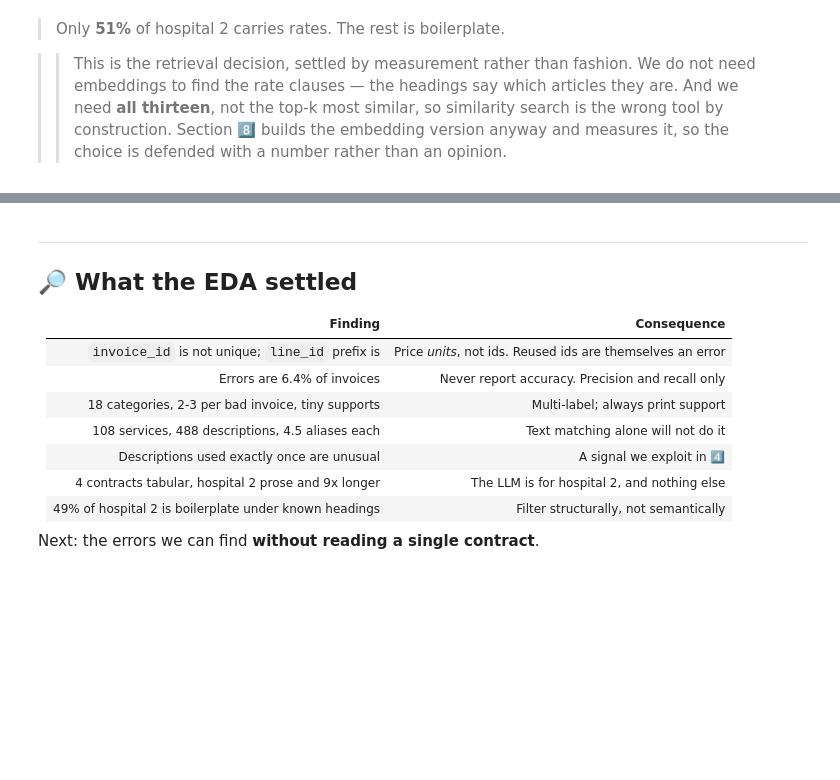
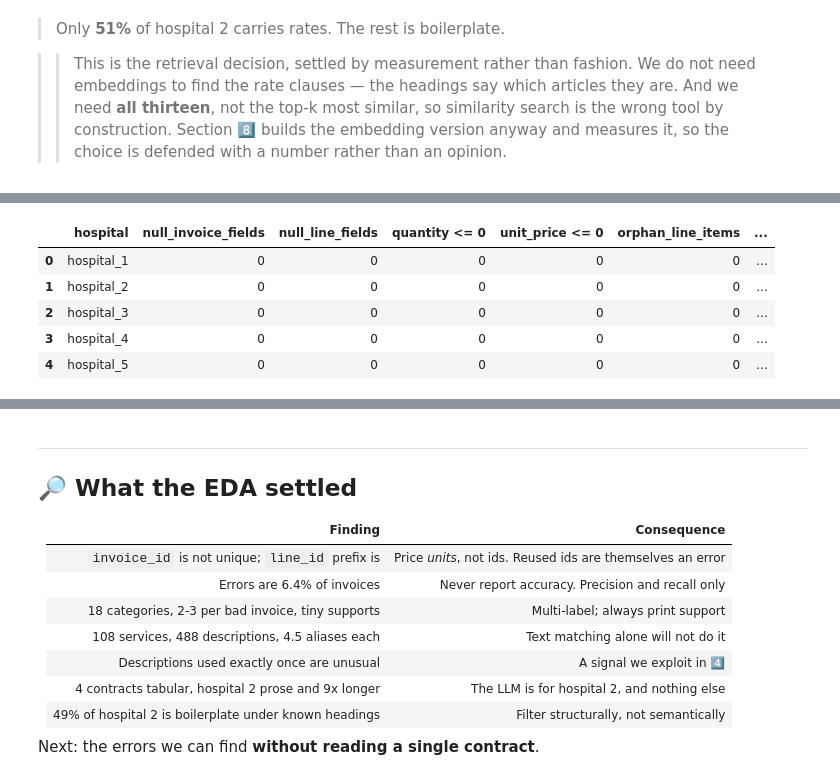
Before and after one commit to nxull9/invoice-audit, a Jupyter notebook: notebooks/invoice_audit.ipynb, the cells around one changed output, grey strips where cells are left out. Saved outputs shown, nothing was run; the diff lists cells and outputs as text; code cells hidden in the pictures; blank space fills up the shorter version.

```diff
--- a/notebooks/invoice_audit.ipynb
+++ b/notebooks/invoice_audit.ipynb
@@ -441,0 +449,22 @@ A one-line filter on the heading removes all of it, with no recall risk.
+# %%
+audit = []
+for h in HOSPITALS:
+    inv_h = load_invoices(h)
+    li_h  = load_line_items(h)
+    audit.append({
+        'hospital': h,
+        'null_invoice_fields': int(inv_h.isna().sum().sum()),
+        'null_line_fields': int(li_h.isna().sum().sum()),
+        'quantity <= 0': int((li_h.quantity <= 0).sum()),
+        'unit_price <= 0': int((li_h.unit_price_cents <= 0).sum()),
+        'orphan_line_items': int((~li_h.invoice_id.isin(set(inv_h.invoice_id))).sum()),
+        'invoices_without_lines': int((~inv_h.invoice_id.isin(set(li_h.invoice_id))).sum()),
+    })
+pd.DataFrame(audit)
+# %% [output]
+|  | hospital | null_invoice_fields | null_line_fields | quantity <= 0 | unit_price <= 0 | orphan_line_items | ... |
+| 0 | hospital_1 | 0 | 0 | 0 | 0 | 0 | ... |
+| 1 | hospital_2 | 0 | 0 | 0 | 0 | 0 | ... |
+| 2 | hospital_3 | 0 | 0 | 0 | 0 | 0 | ... |
+| 3 | hospital_4 | 0 | 0 | 0 | 0 | 0 | ... |
+| 4 | hospital_5 | 0 | 0 | 0 | 0 | 0 | ... |
```
Also changed, not shown: parts of 4 cells of this notebook.
